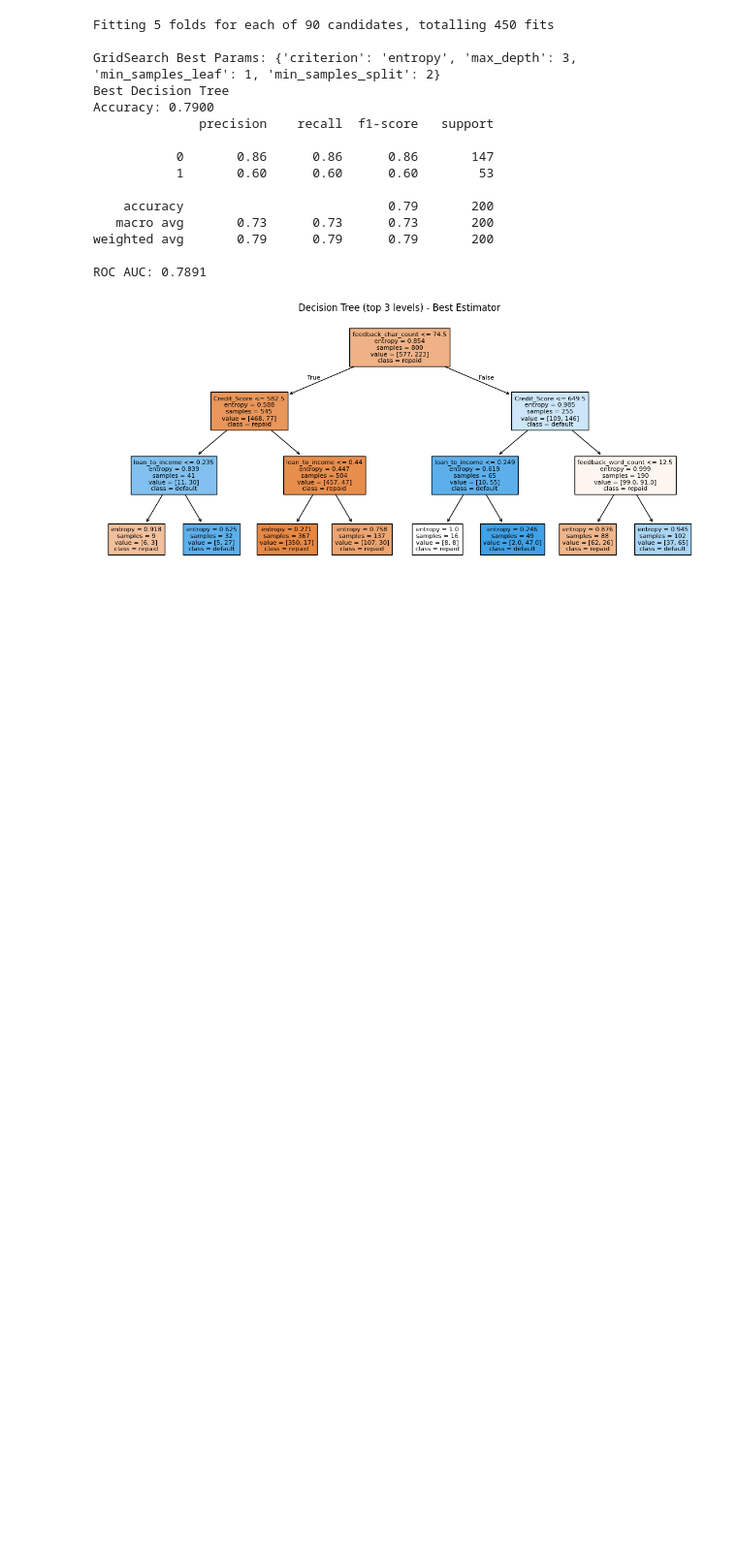
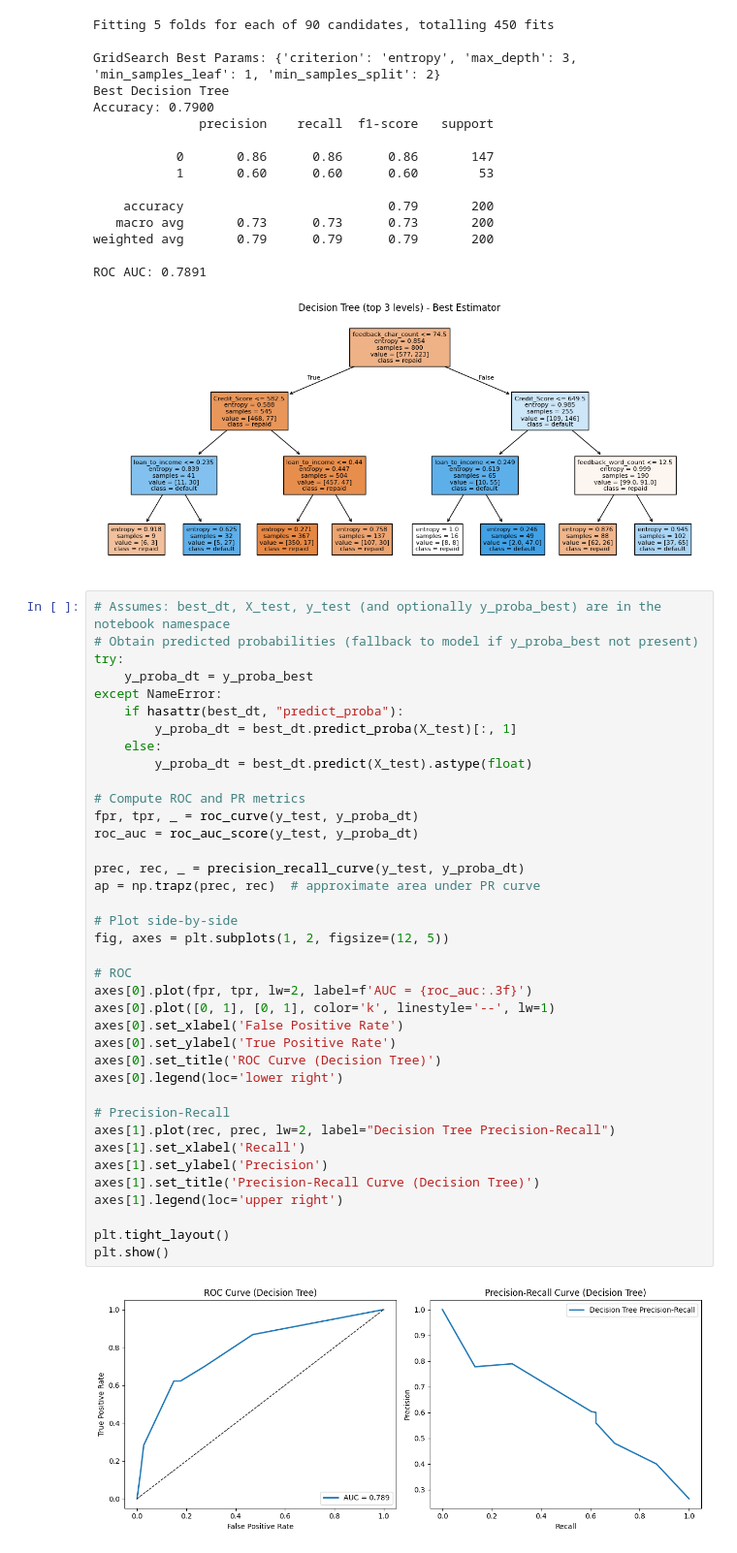
Before and after one commit to PoisonDarterz/wie3007_assignment, a Jupyter notebook: group_project.ipynb, the cells around one changed output. Shown at 97% size. Drawn from its saved outputs; the diff is of its cells as text; blank space fills up the shorter version.

Commit message:
Add evaluation metrics for decision tree models

```diff
--- a/group_project.ipynb
+++ b/group_project.ipynb
@@ -1250,3 +1252,43 @@ weighted avg       0.79      0.79      0.79       200
 
 ROC AUC: 0.7891
 [figure]
+# %%
+# Assumes: best_dt, X_test, y_test (and optionally y_proba_best) are in the notebook namespace
+# Obtain predicted probabilities (fallback to model if y_proba_best not present)
+try:
+    y_proba_dt = y_proba_best
+except NameError:
+    if hasattr(best_dt, "predict_proba"):
+        y_proba_dt = best_dt.predict_proba(X_test)[:, 1]
+    else:
+        y_proba_dt = best_dt.predict(X_test).astype(float)
+
+# Compute ROC and PR metrics
+fpr, tpr, _ = roc_curve(y_test, y_proba_dt)
+roc_auc = roc_auc_score(y_test, y_proba_dt)
+
+prec, rec, _ = precision_recall_curve(y_test, y_proba_dt)
+ap = np.trapz(prec, rec)  # approximate area under PR curve
+
+# Plot side-by-side
+fig, axes = plt.subplots(1, 2, figsize=(12, 5))
+
+# ROC
+axes[0].plot(fpr, tpr, lw=2, label=f'AUC = {roc_auc:.3f}')
+axes[0].plot([0, 1], [0, 1], color='k', linestyle='--', lw=1)
+axes[0].set_xlabel('False Positive Rate')
+axes[0].set_ylabel('True Positive Rate')
+axes[0].set_title('ROC Curve (Decision Tree)')
+axes[0].legend(loc='lower right')
+
+# Precision-Recall
+axes[1].plot(rec, prec, lw=2, label="Decision Tree Precision-Recall")
+axes[1].set_xlabel('Recall')
+axes[1].set_ylabel('Precision')
+axes[1].set_title('Precision-Recall Curve (Decision Tree)')
+axes[1].legend(loc='upper right')
+
+plt.tight_layout()
+plt.show()
+# %% [output]
+[figure, added]
```
Also changed, not shown: parts of 2 cells of this notebook.
